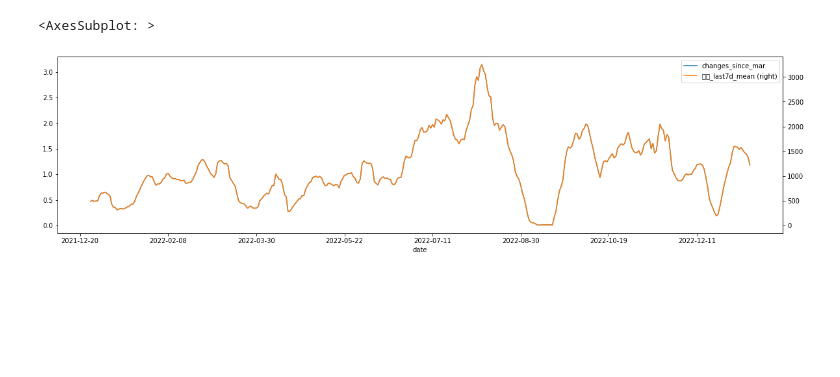
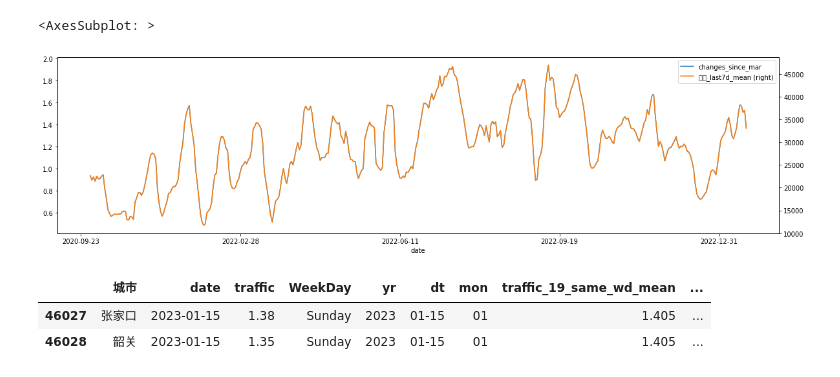
Before and after one commit to tsauliu/COVID_Data_in_Depth, a Jupyter notebook: 3.2 HeyTea.ipynb, the cells around one changed output. Saved outputs shown, nothing was run; the diff lists cells and outputs as text; code cells hidden in the pictures; blank space fills up the shorter version.

```diff
--- a/3.2 HeyTea.ipynb
+++ b/3.2 HeyTea.ipynb
@@ -40,0 +39,15 @@ pd.pivot_table(df[df['城市']=='北京'],columns=['ID'],index=['date'],values='
+# %%
+df=new.copy()
+stores=df[['ID', '城市', '区域', '门店名称', '地址','date']].drop_duplicates().sort_values(by='date')
+#选取2021年2月春节后营业的店铺
+c1=stores.date.astype('str')=='2021-02-23'
+c2=stores.date.astype('str')=='2023-01-12'
+samestore=stores[c1].merge(stores[c2],on='ID',how='inner')['ID']
+df=df[df.ID.isin(samestore)]
+
+df['等待杯量']=pd.to_numeric(df['等待杯量'])
+ht=df.groupby(by=['date','城市','ID'])['等待杯量'].mean().reset_index() #hourly avg
+ht=ht.groupby(by=['date','城市'])['等待杯量'].sum().reset_index() #hourly sum
+ht['等待杯量']=ht['等待杯量']*14
+ht['杯量_last7d_mean']=ht.groupby('城市')['等待杯量'].transform(lambda x: x.rolling(7, 7).mean())
+ht
@@ -41,24 +68,22 @@ pd.pivot_table(df[df['城市']=='北京'],columns=['ID'],index=['date'],values='
 # %%
 #选取2022年营业大于360天的店铺
-c2=df['date']>=datetime.date(2021,12,20)
-df=df[c2].sort_values(by=['date'])
-storelist=df.groupby(by=['hour','地址'])['ID'].count().reset_index().groupby(by='地址')['ID'].mean().reset_index()
-storelist=storelist[storelist['ID']>360]['地址']
-df=df[df['地址'].isin(storelist)]
-df['等待杯量']=pd.to_numeric(df['等待杯量'])
+# c2=df['date']>=datetime.date(2021,12,20)
+# df=df[c2].sort_values(by=['date'])
+# storelist=df.groupby(by=['hour','地址'])['ID'].count().reset_index().groupby(by='地址')['ID'].mean().reset_index()
+# storelist=storelist[storelist['ID']>360]['地址']
+# df=df[df['地址'].isin(storelist)]
 
-ht=df.groupby(by=['date','城市'])['等待杯量'].sum().reset_index()
-ht['杯量_last7d_mean']=ht.groupby('城市')['等待杯量'].transform(lambda x: x.rolling(7, 7).mean())
 
-#计算相对22/03的平均
-c1=ht['date']< datetime.date(2022,3,1)
-c2=ht['date']> datetime.date(2022,2,6)
-Mar_mean=ht[c1&c2].groupby('城市').mean().reset_index().sort_values(by='等待杯量')[['城市','等待杯量']].reset_index(drop=True)
+#计算相对1Q21的平均
+c1=ht['date']<= datetime.date(2022,3,31)
+c2=ht['date']>= datetime.date(2022,1,1)
+c3=~ht['date'].astype('str').isin(['2022-01-31','2022-02-01','2022-02-02','2022-02-03','2022-02-04','2022-02-05','2022-02-06'])
+Mar_mean=ht[c1&c2&c3].groupby('城市').mean().reset_index().sort_values(by='等待杯量')[['城市','等待杯量']].reset_index(drop=True)
 Mar_mean.columns=['城市', '等待杯量_mar']
 ht=ht.merge(Mar_mean,on='城市')
 ht['changes_since_mar']=ht['杯量_last7d_mean']/ht['等待杯量_mar']
 
-
+#计算WoW 以及相对22年同期的平均
 ht['杯量_change_WoW']=(ht['杯量_last7d_mean']/ht.groupby('城市')['杯量_last7d_mean'].transform(lambda x: x.shift(periods=7)))-1
 
 ht['date']=ht['date'].astype('string')
@@ -78,10 +103,17 @@ ht_23=ht_23.merge(ht_22,how='left',on=['城市','dt'])
 
 ht_23['ht_status']=ht_23['杯量_last7d_mean']/ht_23['杯量_22_rolling_mean']
 # %%
-dfp=ht[ht['城市']=='大连']
+dfp=ht[ht['城市']=='深圳']
 ax = dfp.plot('date','changes_since_mar')
 dfp.plot('date','杯量_last7d_mean',secondary_y=True, ax=ax, figsize=(20,5))
 # dfp.plot('date','杯量_last7d_mean', figsize=(20,5))
 # %% [output]
 <AxesSubplot: >
-[figure, old version]
+[figure, new version]
+# %%
+citydate=pd.read_hdf('Processed_Data/amap.h5',key='noCOVIDdf')
+citydate.tail(2)
+# %% [output]
+|  | 城市 | date | traffic | WeekDay | yr | dt | mon | traffic_19_same_wd_mean | ... |
+| 46027 | 张家口 | 2023-01-15 | 1.38 | Sunday | 2023 | 01-15 | 01 | 1.405 | ... |
+| 46028 | 韶关 | 2023-01-15 | 1.35 | Sunday | 2023 | 01-15 | 01 | 1.405 | ... |
```
Also changed, not shown: parts of 11 cells of this notebook, 18 other files.
